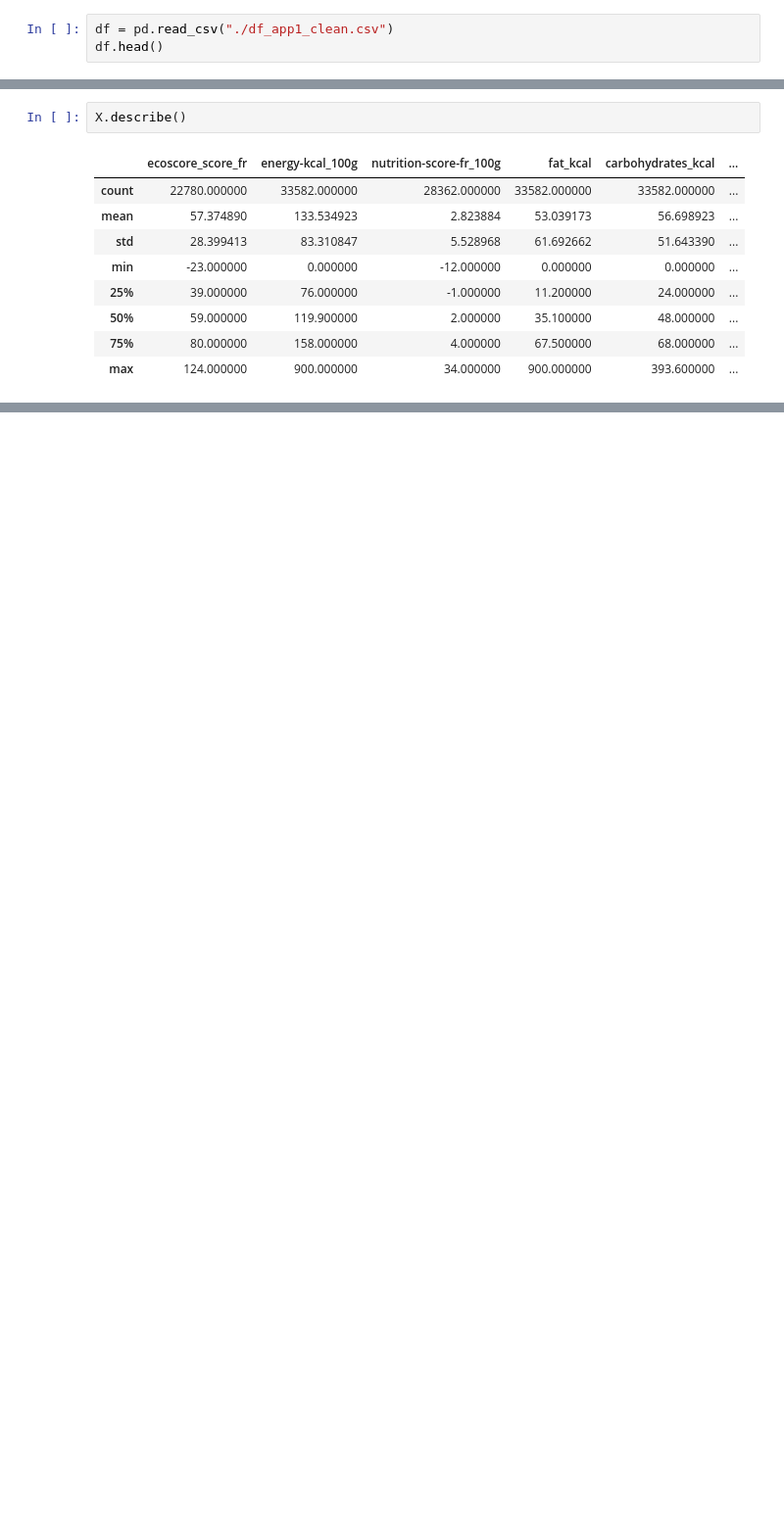
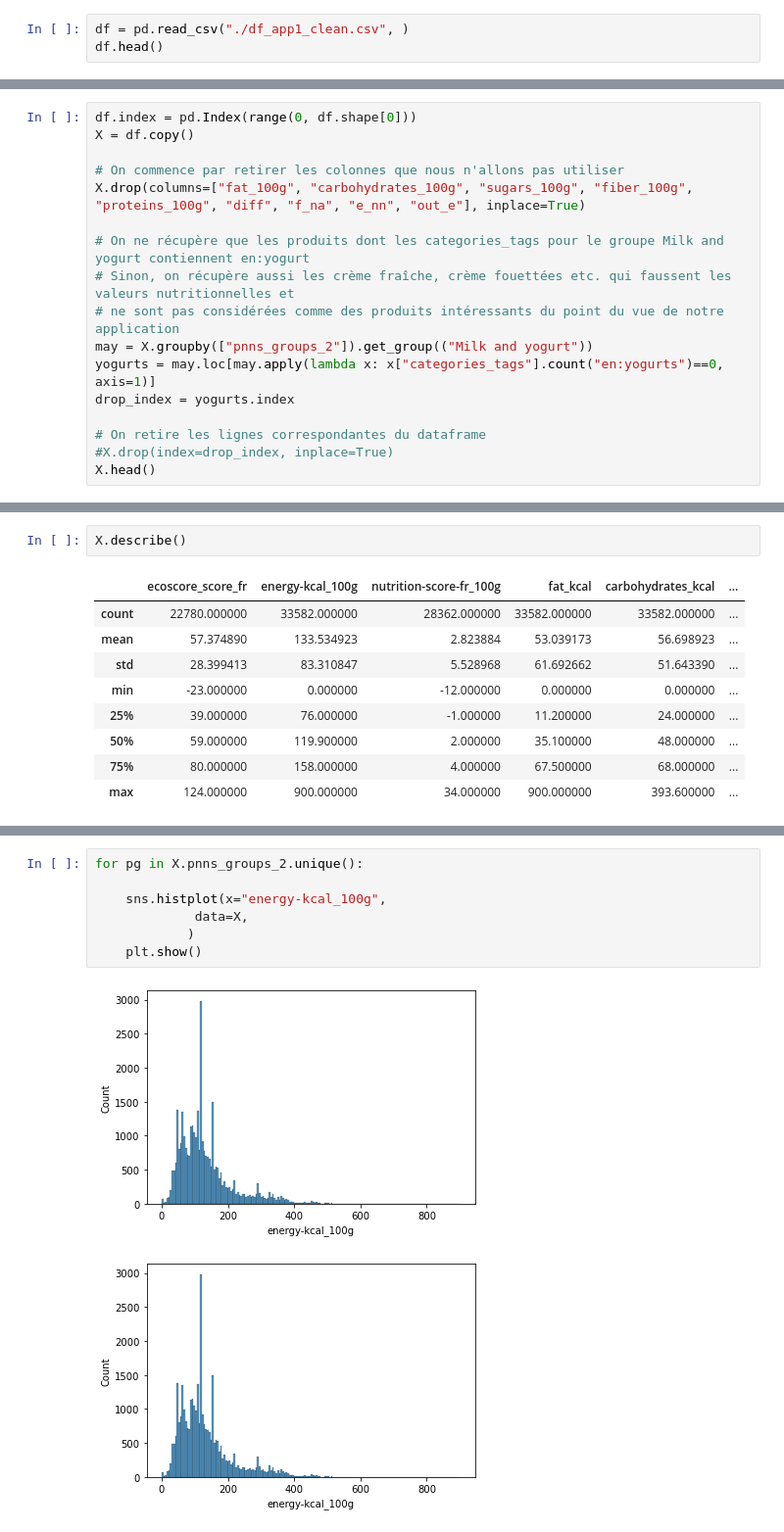
Before and after one commit to OlivierLegrand/P7, a Jupyter notebook: P3/PSanté_notebookexploration.ipynb, the cells around one changed output, grey strips where cells are left out. Shown at 98% size. Cells and saved outputs as stored; diff of their text form; blank space fills up the shorter version.

```diff
--- a/P3/PSanté_notebookexploration.ipynb
+++ b/P3/PSanté_notebookexploration.ipynb
@@ -22,7 +56,7 @@ import seaborn as sns
 from matplotlib.ticker import AutoMinorLocator
 import missingno as msno
 # %%
-df = pd.read_csv("./df_app1_clean.csv")
+df = pd.read_csv("./df_app1_clean.csv", )
 df.head()
 # %% [output]
 |  | product_name | categories_tags | nutriscore_grade | pnns_groups_2 | ecoscore_score_fr | ecoscore_grade_fr | ... |
@@ -60,0 +83,17 @@ X.head()
+# %%
+df.index = pd.Index(range(0, df.shape[0]))
+X = df.copy()
+
+# On commence par retirer les colonnes que nous n'allons pas utiliser
+X.drop(columns=["fat_100g", "carbohydrates_100g", "sugars_100g", "fiber_100g", "proteins_100g", "diff", "f_na", "e_nn", "out_e"], inplace=True)
+
+# On ne récupère que les produits dont les categories_tags pour le groupe Milk and yogurt contiennent en:yogurt
+# Sinon, on récupère aussi les crème fraîche, crème fouettées etc. qui faussent les valeurs nutritionnelles et
+# ne sont pas considérées comme des produits intéressants du point du vue de notre application
+may = X.groupby(["pnns_groups_2"]).get_group(("Milk and yogurt"))
+yogurts = may.loc[may.apply(lambda x: x["categories_tags"].count("en:yogurts")==0, axis=1)]
+drop_index = yogurts.index
+
+# On retire les lignes correspondantes du dataframe
+#X.drop(index=drop_index, inplace=True)
+X.head()
@@ -254,0 +136,10 @@ plt.show()
+# %%
+for pg in X.pnns_groups_2.unique():
+
+    sns.histplot(x="energy-kcal_100g",
+             data=X,
+            )
+    plt.show()
+# %% [output]
+[figure, added]
+[figure, added]
```
Also changed, not shown: parts of 118 cells of this notebook, 1 other file.
